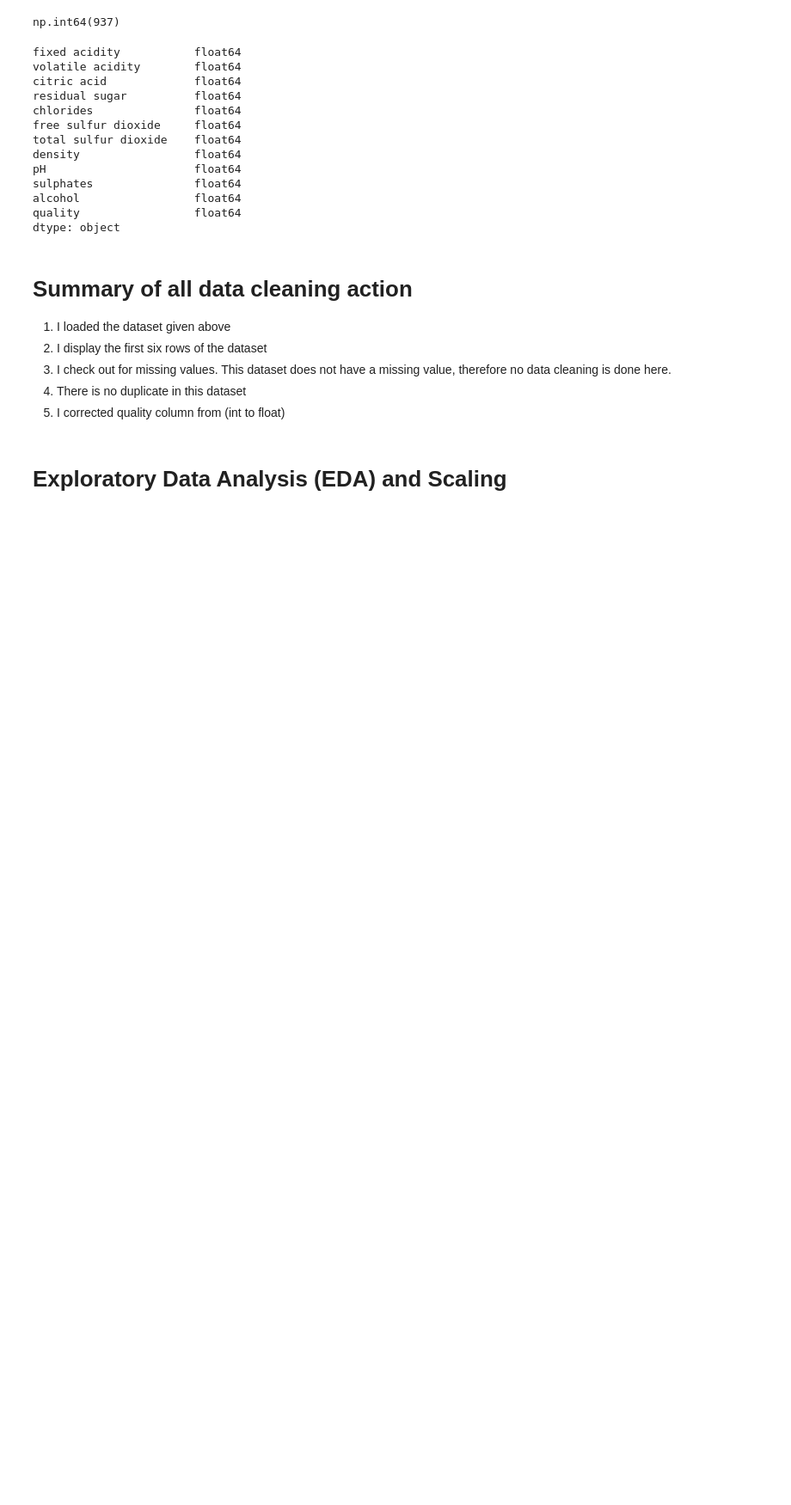
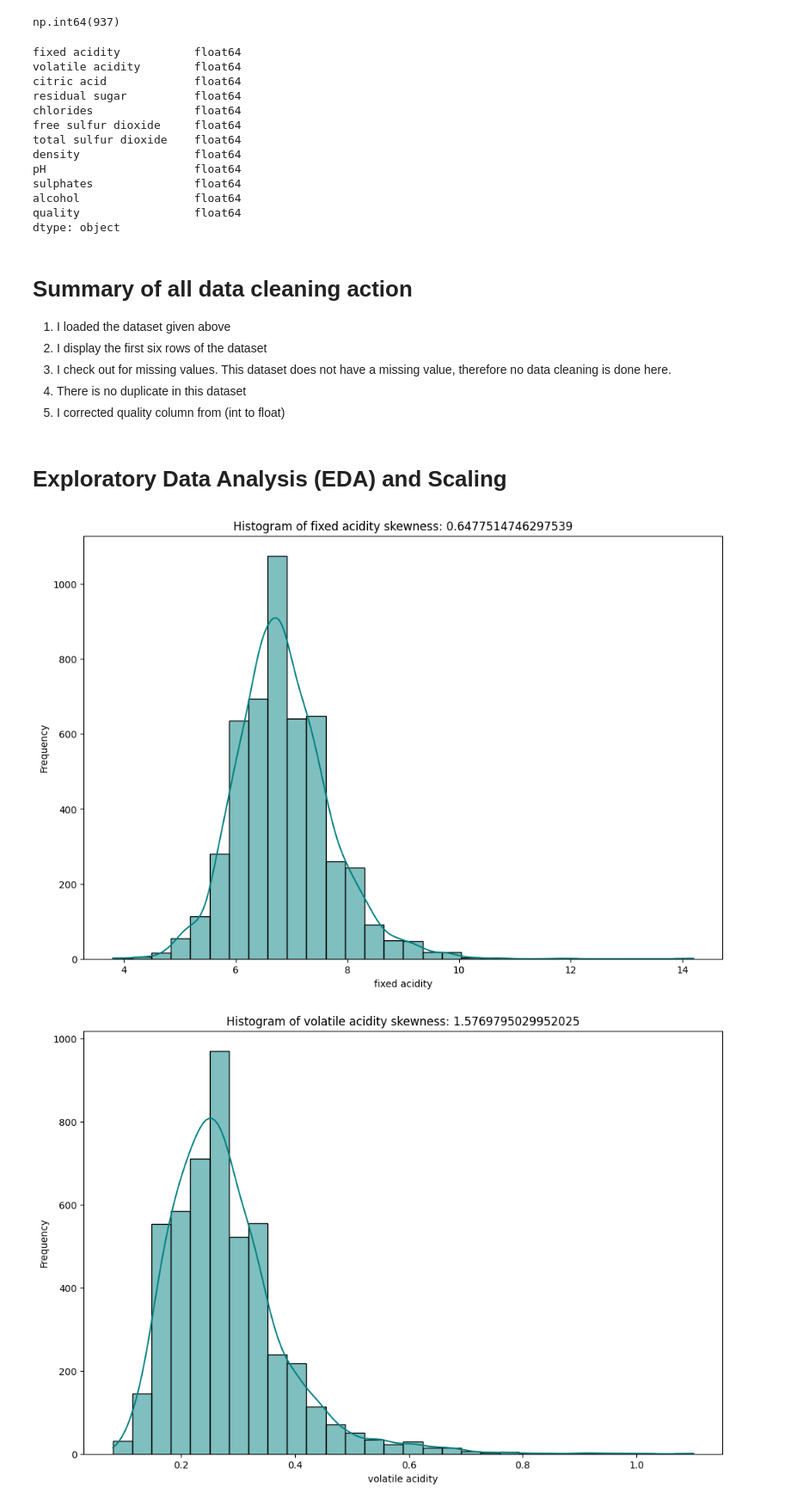
Before and after one commit to ADEOYE-MARY25/Project-Exam, a Jupyter notebook: testing.ipynb, the cells around one changed output. Shown at 86% size. Saved outputs shown, nothing was run; the diff lists cells and outputs as text; code cells hidden in the pictures; blank space fills up the shorter version.

```diff
--- a/testing.ipynb
+++ b/testing.ipynb
@@ -13,7 +15,7 @@ from zipfile import ZipFile
 Premilary Data Analysis
 # %%
 # Loading of File
-path= r"C:\Users\user322\Downloads\wine+quality (2).zip"
+path= r"C:\Users\User\Desktop\assignment\My_Task\Week_11\wine+quality.zip"
 # %%
 def Load_Path(path):
     with ZipFile(path, 'r') as ref_zip:
@@ -95,33 +97,15 @@ dtype: object
 # %% [markdown]
 # Exploratory Data Analysis (EDA) and Scaling
 # %%
+numerical_features= df.select_dtypes(include='number').columns
 def histogram_boxplot(df, feature, figsize=(15, 10), kde=False, bins=None):
-    """
-    Boxplot and histogram combined
-
-    data: dataframe
-    feature: dataframe column
-    figsize: size of figure (default (15,10))
-    kde: whether to show the density curve (default False)
-    bins: number of bins for histogram (default None)
-    """
-    f2, (ax_box2, ax_hist2) = plt.subplots(
-        nrows=2,  # Number of rows of the subplot grid= 2
-        sharex=True,  # x-axis will be shared among all subplots
-        gridspec_kw={"height_ratios": (0.25, 0.75)},
-        figsize=figsize,
-    )  # creating the 2 subplots
-    sns.boxplot(
-        data=df, x=feature, ax=ax_box2, showmeans=True, color="violet"
-    )  # boxplot will be created and a triangle will indicate the mean value of the column
-    sns.histplot(
-        data=df, x=feature, kde=kde, ax=ax_hist2, bins=bins
-    ) if bins else sns.histplot(
-        data=df, x=feature, kde=kde, ax=ax_hist2
-    )  # For histogram
-    ax_hist2.axvline(
-        df[feature].mean(), color="green", linestyle="--"
-    )  # Add mean to the histogram
-    ax_hist2.axvline(
-        df[feature].median(), color="black", linestyle="-"
-    )  # Add median to the histogram
+    ""
+ # For histogra
+ #  # Add median to the histogram
+    for col in numerical_features:
+        plt.figure(figsize=(12,8))
+        sns.histplot(df[col], bins=30, kde=True, color='teal')
+        plt.title(f'Histogram of {col} skewness: {df[col].skew()}')
+        plt.xlabel(col)
+        plt.ylabel('Frequency')
+        plt.show()
@@ -138,0 +112,5 @@ x_scaled = (scaler.fit_transform)
+# %%
+histogram_boxplot(df, 'quality', kde=True, bins=30)
+# %% [output]
+[figure, added]
+[figure, added]
```
Also changed, not shown: parts of 15 cells of this notebook, 1 other file.
